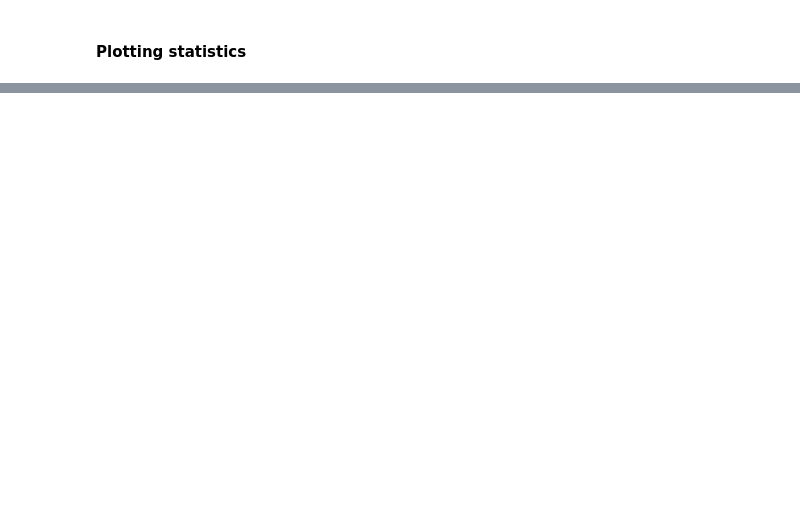
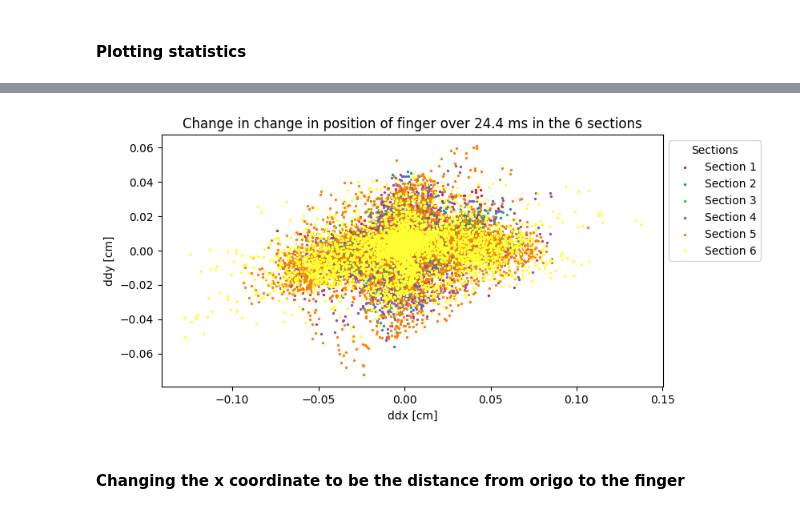
Before and after one commit to malanmyri/Master_project, a Jupyter notebook: data/Data_analysis.ipynb, the cells around one changed output, grey strips where cells are left out. Saved outputs shown, nothing was run; the diff lists cells and outputs as text; code cells hidden in the pictures; blank space fills up the shorter version.

```diff
--- a/data/Data_analysis.ipynb
+++ b/data/Data_analysis.ipynb
@@ -55,0 +220,21 @@ plt.show()
+# %%
+palette = sns.color_palette("Set1")
+fig, ax = plt.subplots(figsize=(10, 10))
+
+# Map each section to a color from the Set1 palette
+ax.scatter(training_data_all[training_data_all.section == "section_1"].ddx, training_data_all[training_data_all.section == "section_1"].ddy, label="Section 1", s=2, c=palette[0])
+ax.scatter(training_data_all[training_data_all.section == "section_2"].ddx, training_data_all[training_data_all.section == "section_2"].ddy, label="Section 2", s=2, c=palette[1])
+ax.scatter(training_data_all[training_data_all.section == "section_3"].ddx, training_data_all[training_data_all.section == "section_3"].ddy, label="Section 3", s=2, c=palette[2])
+ax.scatter(training_data_all[training_data_all.section == "section_4"].ddx, training_data_all[training_data_all.section == "section_4"].ddy, label="Section 4", s=2, c=palette[3])
+ax.scatter(training_data_all[training_data_all.section == "section_5"].ddx, training_data_all[training_data_all.section == "section_5"].ddy, label="Section 5", s=2, c=palette[4])
+ax.scatter(training_data_all[training_data_all.section == "section_6"].ddx, training_data_all[training_data_all.section == "section_6"].ddy, label="Section 6", s=2, c=palette[5])
+ax.set_aspect('equal')
+ax.set_xlabel("ddx [cm]")
+ax.set_ylabel("ddy [cm]")
+ax.legend(loc='upper left', bbox_to_anchor=(1, 1), title="Sections")
+ax.set_title("Change in change in position of finger over 24.4 ms in the 6 sections")
+fig.tight_layout(rect=[0,0,0.85,1])
+# %% [output]
+[figure, added]
+# %% [markdown]
+#### Changing the x coordinate to be the distance from origo to the finger
```
Also changed, not shown: parts of 20 cells of this notebook, 3 other files.
